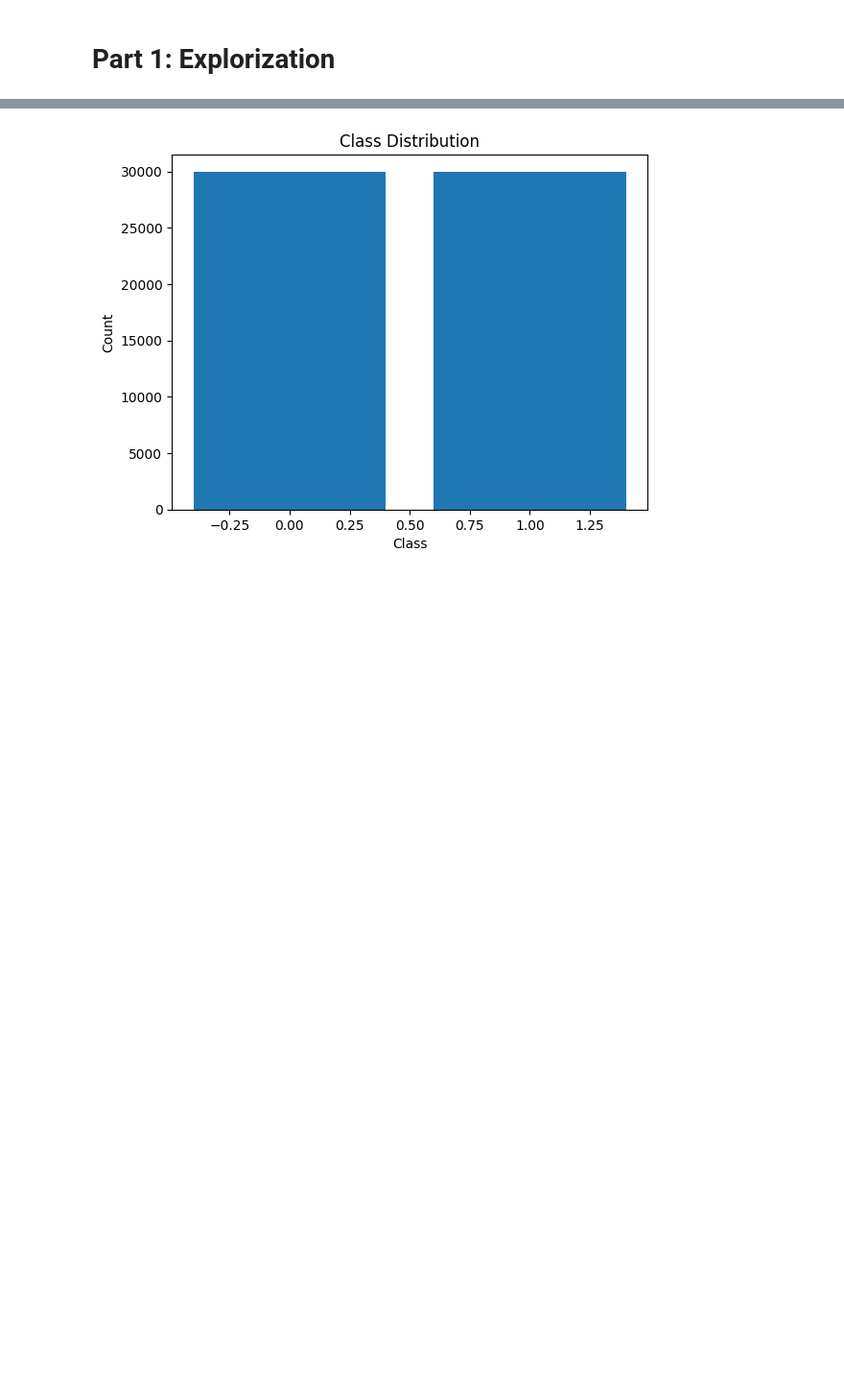
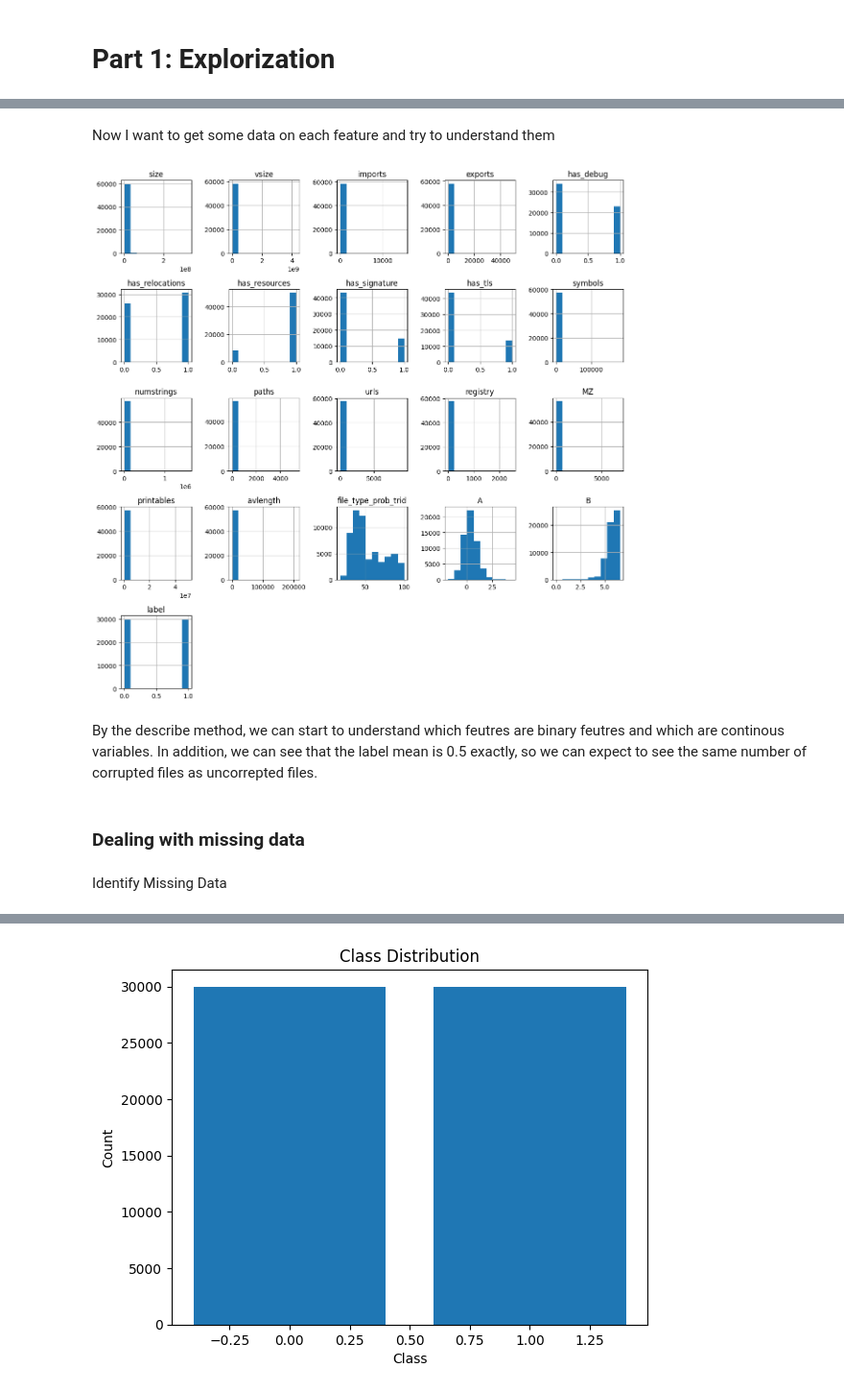
Before and after one commit to asafbiniamini/Final-Project-ML, a Jupyter notebook: Exploration.ipynb, the cells around one changed output, grey strips where cells are left out. Shown: that part at 96% size. Drawn from its saved outputs; the diff is of its cells as text; code cells hidden in the pictures; blank space fills up the shorter version.

```diff
--- a/Exploration.ipynb
+++ b/Exploration.ipynb
@@ -31,0 +77,15 @@ X.shape: (60000, 23), y.shape: (60000,)
+# %% [markdown]
+Now I want to get some data on each feature and try to understand them
+# %%
+data.drop("sha256", axis=1).hist(figsize=(12, 12))
+plt.tight_layout()
+plt.show()
+# %% [output]
+[figure, added]
+# %% [markdown]
+By the describe method, we can start to understand which feutres are binary feutres and which are continous variables.
+In addition, we can see that the label mean is 0.5 exactly, so we can expect to see the same number of corrupted files as uncorrepted files.
+# %% [markdown]
+### Dealing with missing data
+# %% [markdown]
+Identify Missing Data
```
Also changed, not shown: parts of 10 cells of this notebook.
